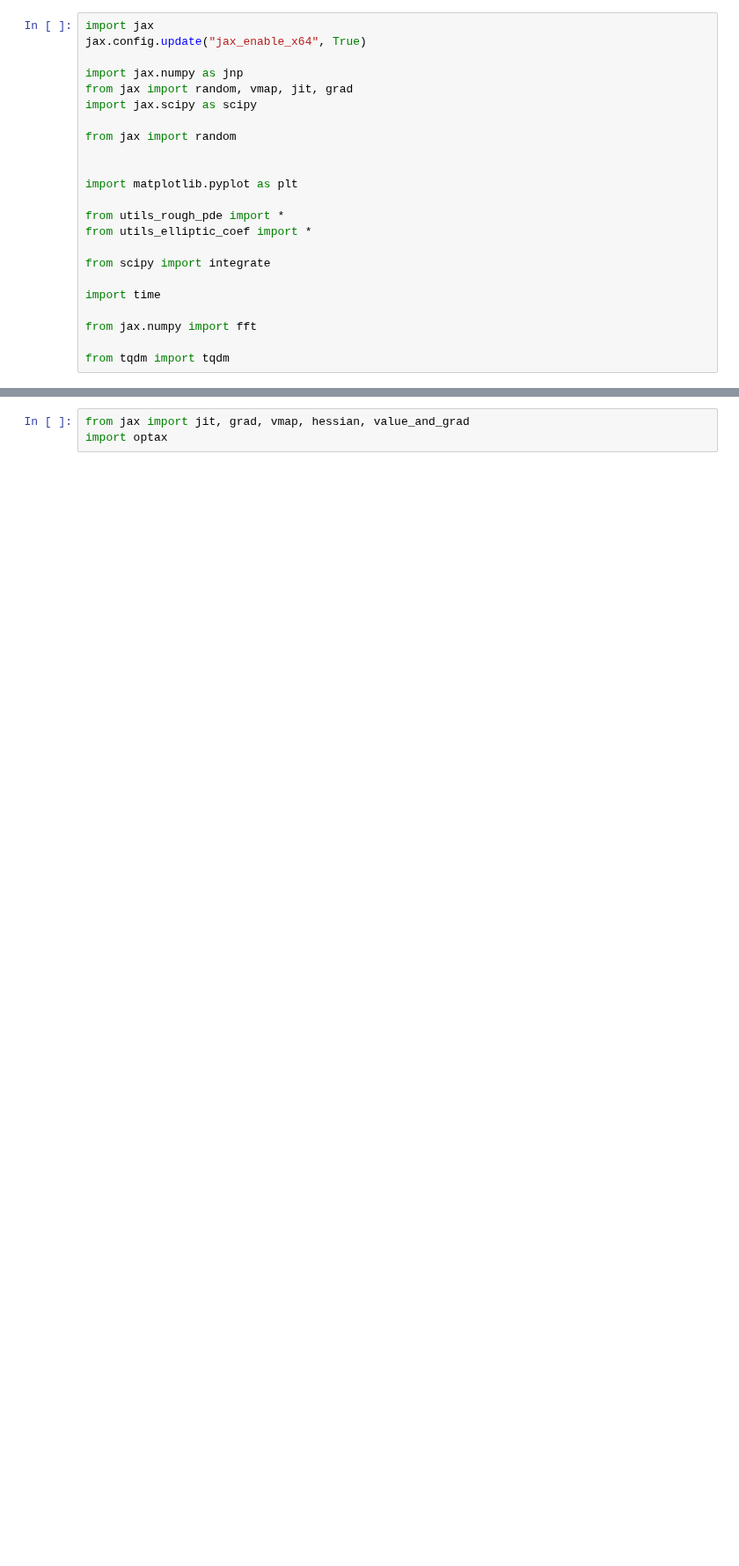
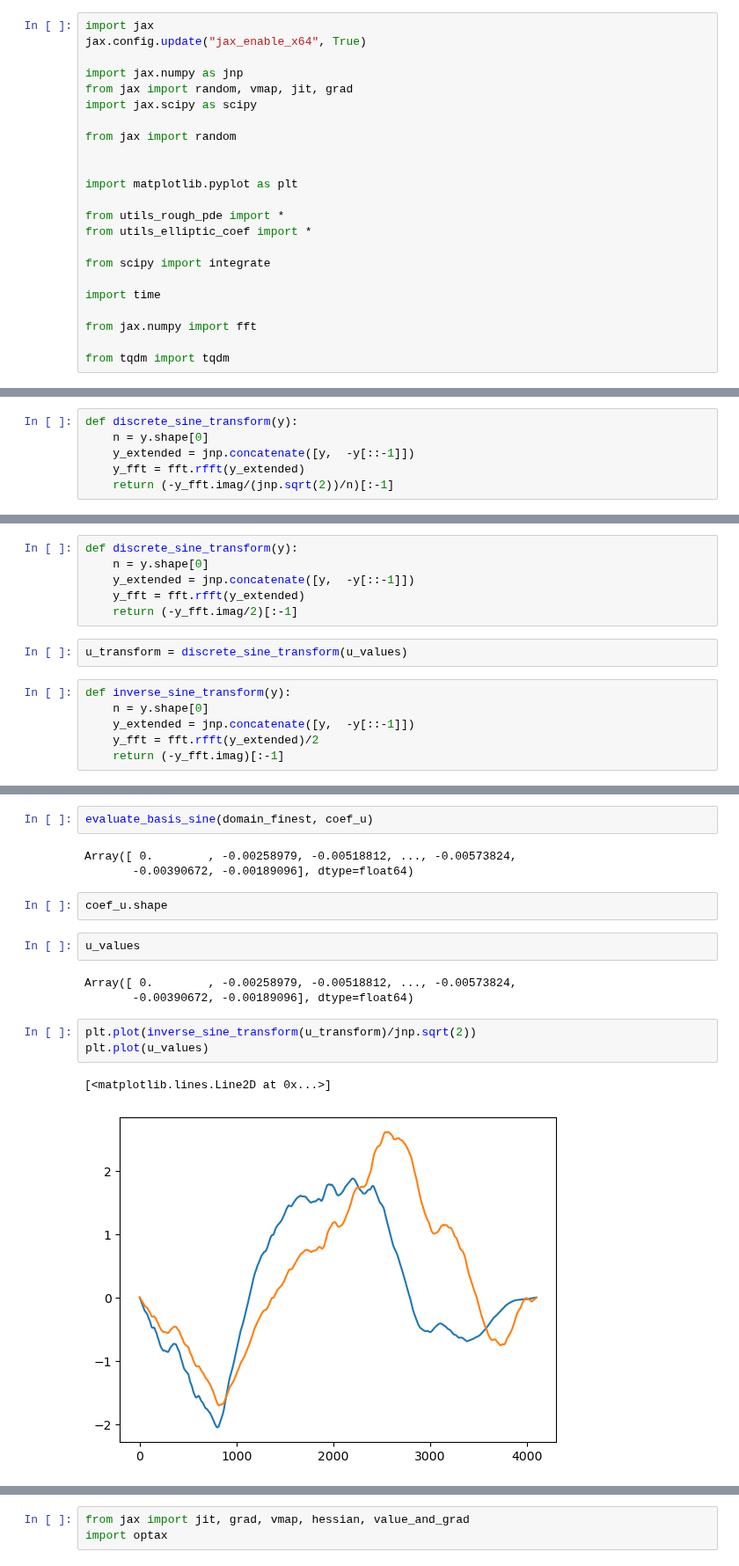
Before and after one commit to MatthieuDarcy/Kernel-NeuralNetworks-SPDEs, a Jupyter notebook: solving_elliptic/DST.ipynb, the cells around one changed output, grey strips where cells are left out. Shown at 88% size. Drawn from its saved outputs; the diff is of its cells as text; blank space fills up the shorter version.

```diff
--- a/solving_elliptic/DST.ipynb
+++ b/solving_elliptic/DST.ipynb
@@ -23,0 +90,6 @@ from tqdm import tqdm
+# %%
+def discrete_sine_transform(y):
+    n = y.shape[0]
+    y_extended = jnp.concatenate([y,  -y[::-1]])
+    y_fft = fft.rfft(y_extended)
+    return (-y_fft.imag/(jnp.sqrt(2))/n)[:-1]
@@ -23,0 +105,14 @@ from tqdm import tqdm
+# %%
+def discrete_sine_transform(y):
+    n = y.shape[0]
+    y_extended = jnp.concatenate([y,  -y[::-1]])
+    y_fft = fft.rfft(y_extended)
+    return (-y_fft.imag/2)[:-1]
+# %%
+u_transform = discrete_sine_transform(u_values)
+# %%
+def inverse_sine_transform(y):
+    n = y.shape[0]
+    y_extended = jnp.concatenate([y,  -y[::-1]])
+    y_fft = fft.rfft(y_extended)/2
+    return (-y_fft.imag)[:-1]
@@ -23,0 +129,18 @@ from tqdm import tqdm
+# %%
+evaluate_basis_sine(domain_finest, coef_u)
+# %% [output]
+Array([ 0.        , -0.00258979, -0.00518812, ..., -0.00573824,
+       -0.00390672, -0.00189096], dtype=float64)
+# %%
+coef_u.shape
+# %%
+u_values
+# %% [output]
+Array([ 0.        , -0.00258979, -0.00518812, ..., -0.00573824,
+       -0.00390672, -0.00189096], dtype=float64)
+# %%
+plt.plot(inverse_sine_transform(u_transform)/jnp.sqrt(2))
+plt.plot(u_values)
+# %% [output]
+[<matplotlib.lines.Line2D at 0x...>]
+[figure, added]
```
Also changed, not shown: parts of 24 cells of this notebook, 2 other files.
